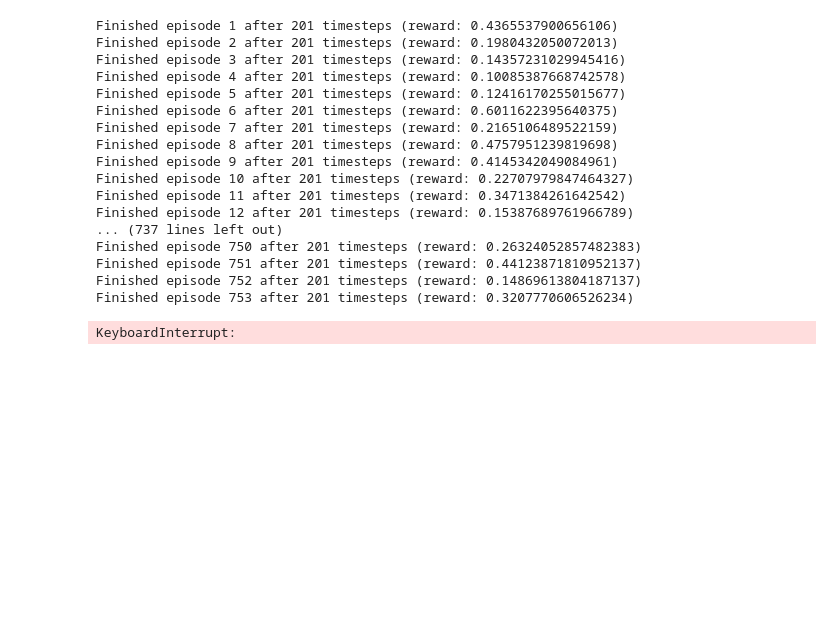
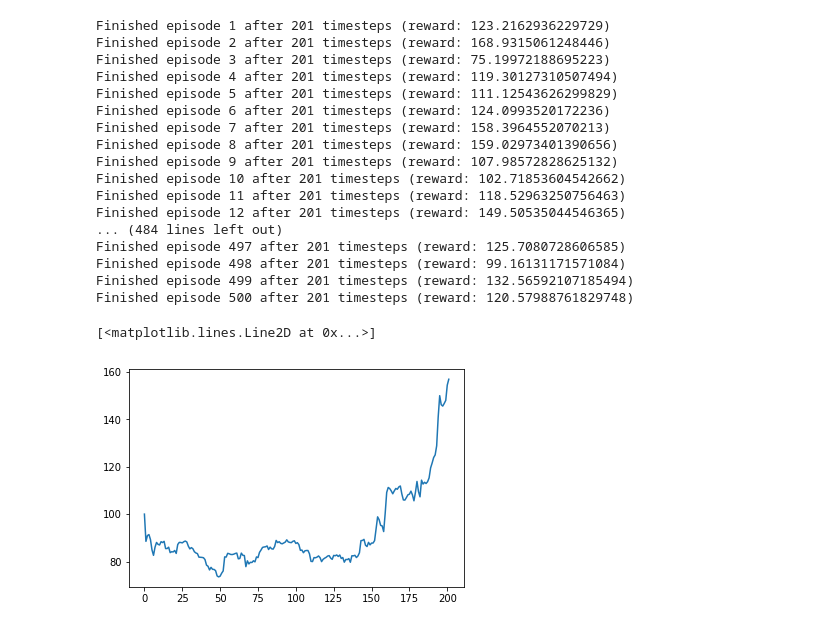
Before and after one commit to jjakimoto/Development, a Jupyter notebook: cryptocurrency/RL.ipynb, the cells around one changed output. Cells and saved outputs as stored; diff of their text form; code cells hidden in the pictures; blank space fills up the shorter version.

```diff
--- a/cryptocurrency/RL.ipynb
+++ b/cryptocurrency/RL.ipynb
@@ -149,6 +162,22 @@ class TradeEnvironment(Environment):
         Returns: dict of action properties (continuous, number of actions)
         """
         return {"shape": (self.num_stocks,), "min_value": 0., "max_value": 1., "type": "float"}
+# %%
+import numpy as np
+
+
+def calc_stats(log_return, accumulated_pv, peak_pv):
+    accumulated_pv *= np.exp(log_return)
+    if peak_pv < accumulated_pv:
+        peak_pv = accumulated_pv
+    draw_down = (peak_pv - accumulated_pv) / peak_pv
+    return_ = np.exp(log_return) - 1.
+    return return_, accumulated_pv, peak_pv, draw_down
+
+def calc_sharp_ratio(returns, bench_mark=0, eps=1e-6):
+    var = np.var(returns)
+    mean = np.mean(returns)
+    return (mean - bench_mark) / (np.sqrt(var) + eps)
 # %%
 from __future__ import absolute_import
 from __future__ import print_function
@@ -249,7 +293,7 @@ class TradeRunner(object):
         self.environment.close()
 # %%
 from tensorforce.agents import PPOAgent
-# from tensorforce.execution import Runner
+from tensorforce.execution import Runner
 
 env = TradeEnvironment(data)
 num_stocks = env.num_stocks
@@ -266,7 +310,7 @@ agent = PPOAgent(
                                         alphas=np.zeros(num_stocks),
                                         min_value=0.,
                                         max_value=1.)),
-    batch_size=1000,
+    batch_size=10,
     step_optimizer=dict(
         type='adam',
         learning_rate=1e-4
@@ -276,7 +320,7 @@ agent = PPOAgent(
 # Poll new state from client
 state = env.reset()
 
-runner = Runner(
+runner = TradeRunner(
         agent=agent,
         environment=env,
         repeat_actions=1
@@ -284,31 +328,38 @@ runner = Runner(
 
 def episode_finished(r):
     print("Finished episode {ep} after {ts} timesteps (reward: {reward})".format(ep=r.episode, ts=r.episode_timestep,
-                                                                                 reward=r.episode_rewards[-1]))
+                                                                                 reward=r.accumulated_pvs[-1]))
     return True
 
 
 # Start learning
-runner.run(episodes=3000, max_episode_timesteps=200, episode_finished=episode_finished)
+runner.run(episodes=500, max_episode_timesteps=200, episode_finished=episode_finished)
 # %% [output]
-Finished episode 1 after 201 timesteps (reward: 0.4365537900656106)
-Finished episode 2 after 201 timesteps (reward: 0.1980432050072013)
-Finished episode 3 after 201 timesteps (reward: 0.14357231029945416)
-Finished episode 4 after 201 timesteps (reward: 0.10085387668742578)
-Finished episode 5 after 201 timesteps (reward: 0.12416170255015677)
-Finished episode 6 after 201 timesteps (reward: 0.6011622395640375)
-Finished episode 7 after 201 timesteps (reward: 0.2165106489522159)
-Finished episode 8 after 201 timesteps (reward: 0.4757951239819698)
-Finished episode 9 after 201 timesteps (reward: 0.4145342049084961)
-Finished episode 10 after 201 timesteps (reward: 0.22707979847464327)
-Finished episode 11 after 201 timesteps (reward: 0.3471384261642542)
-Finished episode 12 after 201 timesteps (reward: 0.15387689761966789)
-... (737 lines left out)
-Finished episode 750 after 201 timesteps (reward: 0.26324052857482383)
-Finished episode 751 after 201 timesteps (reward: 0.44123871810952137)
-Finished episode 752 after 201 timesteps (reward: 0.14869613804187137)
-Finished episode 753 after 201 timesteps (reward: 0.3207770606526234)
+Finished episode 1 after 201 timesteps (reward: 123.2162936229729)
+Finished episode 2 after 201 timesteps (reward: 168.9315061248446)
+Finished episode 3 after 201 timesteps (reward: 75.19972188695223)
+Finished episode 4 after 201 timesteps (reward: 119.30127310507494)
+Finished episode 5 after 201 timesteps (reward: 111.12543626299829)
+Finished episode 6 after 201 timesteps (reward: 124.0993520172236)
+Finished episode 7 after 201 timesteps (reward: 158.3964552070213)
+Finished episode 8 after 201 timesteps (reward: 159.02973401390656)
+Finished episode 9 after 201 timesteps (reward: 107.98572828625132)
+Finished episode 10 after 201 timesteps (reward: 102.71853604542662)
+Finished episode 11 after 201 timesteps (reward: 118.52963250756463)
+Finished episode 12 after 201 timesteps (reward: 149.50535044546365)
+... (484 lines left out)
+Finished episode 497 after 201 timesteps (reward: 125.7080728606585)
+Finished episode 498 after 201 timesteps (reward: 99.16131171571084)
+Finished episode 499 after 201 timesteps (reward: 132.56592107185494)
+Finished episode 500 after 201 timesteps (reward: 120.57988761829748)
-KeyboardInterrupt:
+# %%
+import matplotlib.pyplot as plt
+%matplotlib inline
+
+plt.plot(runner.accumulated_pvs_list[-12])
+# %% [output]
+[<matplotlib.lines.Line2D at 0x...>]
+[figure, added]
 # %%
 from tensorforce.core.memories import Replay
 
```
Also changed, not shown: parts of 2 cells of this notebook, 1 other file.
